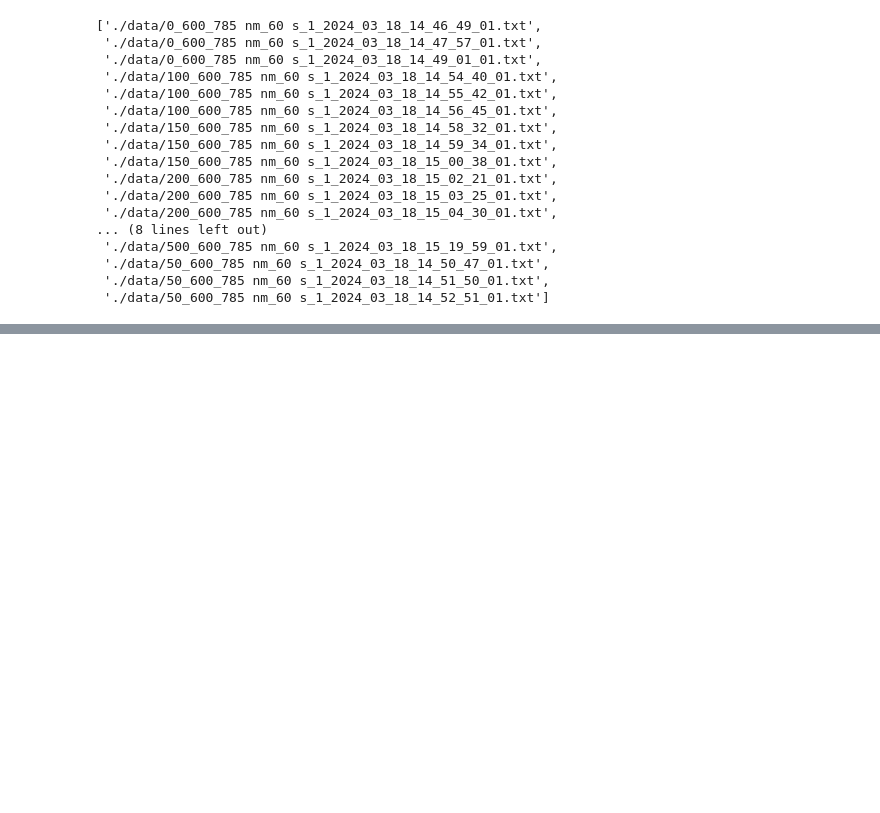
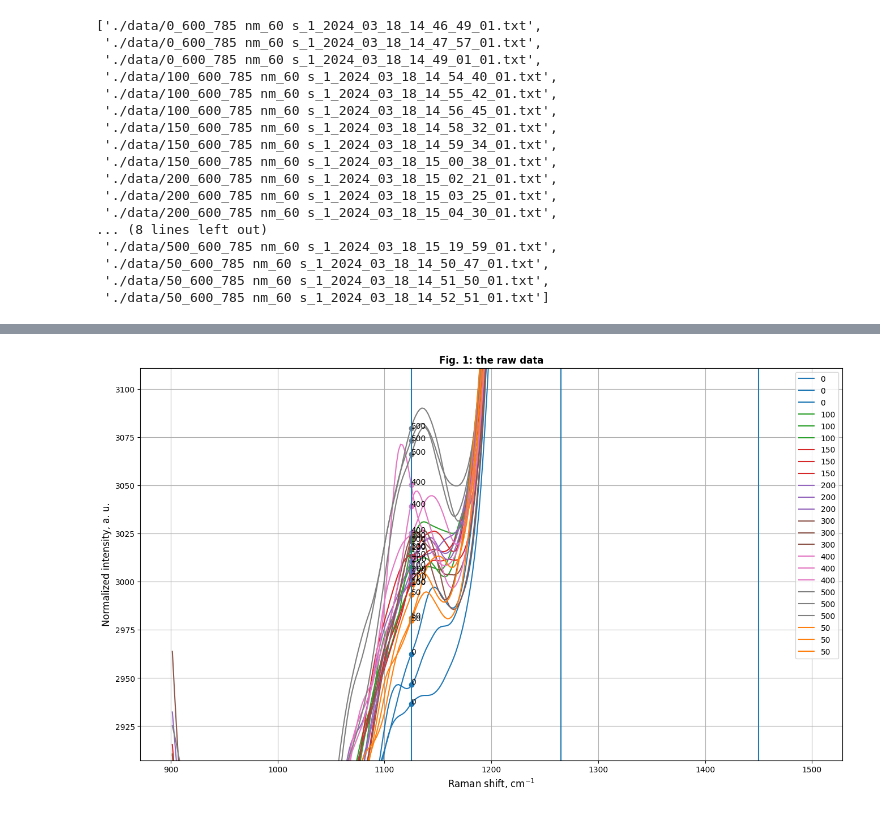
Before and after one commit to fizzyf0xy/Raman, a Jupyter notebook: python/20240318_glucoseWater2/analysis2-single.ipynb, the cells around one changed output, grey strips where cells are left out. Cells and saved outputs as stored; diff of their text form; code cells hidden in the pictures; blank space fills up the shorter version.

Commit message:
sort of work

```diff
--- a/python/20240318_glucoseWater2/analysis2-single.ipynb
+++ b/python/20240318_glucoseWater2/analysis2-single.ipynb
@@ -49,6 +52,17 @@ def load_data(filename:str, x_range:XRange=None,  basepath:str="./data") -> np.a
 #     spectrums = np.array(spectrums)
 #     spectrums = spectrums.mean(axis=0)
 #     return spectrums
+
+color_map = {
+    0:"tab:blue",
+    50:"tab:orange",
+    100:"tab:green",
+    150:"tab:red",
+    200:"tab:purple",
+    300:"tab:brown",
+    400:"tab:pink",
+    500:"tab:gray",
+}
 # %%
 from scipy import sparse
 from scipy.sparse.linalg import spsolve
@@ -119,7 +133,7 @@ sorted(glob(f"./data/*"))
 glucoses = []
 spectrums = []
 files = sorted(glob(f"./data/*"))
-x_range = XRange(lower_limit=600, higher_limit=1500)
+x_range = XRange(lower_limit=900, higher_limit=1500)
 for f in files:
     spectrum = load_data(filename=f, x_range=x_range, basepath="")
     spectrums.append(spectrum)
@@ -128,0 +183,74 @@ for f in files:
+# %%
+fig,ax = plt.subplots(figsize=(16,9))
+
+ymin = np.inf
+ymax = -1 * np.inf
+ymin_1125 = np.inf
+ymax_1125 = -1 * np.inf
+# need to define some fitting regions for the spline
+roi1 = np.array([[1000, 1500]])
+roi2 = np.array([[1245, 1285],[1430, 1470]])
+
+measures = []
+# for idx in np.where( (np.array(glucoses) == 50) |  (np.array(glucoses) == 100) | (np.array(glucoses) == 150) )  [0]:
+for idx in range(len(glucoses)):
+    # print(idx)
+    glucose = glucoses[idx]
+    spectrum = spectrums[idx]
+    x = spectrum[:,0].copy()
+    y = spectrum[:,1].copy()
+    # We did not detect any spike
+    y = despike(y, window_size=10)
+    y = butter_lowpass_filter(data=y, normal_cutoff=0.1, order=2)
+    # y = decomposition.hvd(y,order=2, fpar=15)[0]
+    # y = decomposition.hvd(np.pad(y,(0,1)),order=2, fpar=15)[0]
+    # y = np.delete(y, len(y)-1)
+    # y = standardized(y)
+    # y, base_als = rp.baseline(x, y, roi1, 'als', lam=10**5, p=1e-5)
+    # y, base_poly = rp.baseline(x, y, roi1, 'rubberband', polynomial_order=3)
+    # y, base_poly = rp.baseline(x, y, roi2, 'rubberband', polynomial_order=2)
+    # # print(y[:,0].shape)
+    # y, baseline = baseline_als(y, lam=1e+12, p=p)
+    # y = normalization(y)
+    y = savgol_filter(y.copy(), window_length=15, polyorder=10, deriv=0)
+    # y_1450 = y[(x > 1445) & (x < 1455)].mean()
+    # y = y/y_1450
+    ax.plot(x,y,markersize=1, label=glucose, c=color_map[glucose])
+    txt_pos_y = y[(x > 1124) & (x < 1126)][0]
+    txt_pos_x = 1125
+    measure = y[(x > 1120) & (x < 1130)].mean()
+    # measure = y[(x > 900) & (x < 910)].mean()
+
+    measures.append(measure)
+    # print(glucose, measure)
+    # ax.text(x=txt_pos_x, y=txt_pos_y, s=str(glucose))
+    ax.text(x=txt_pos_x, y=measure, s=str(glucose))
+    ax.scatter(x=txt_pos_x, y=measure,c=color_map[glucose])
+    # spectrum[:,1] = rp.smooth(spectrum[:,0],spectrum[:,1], method='savgol', window_length=15, polyorder=2)
+    # ax.plot(spectrum[:,0],spectrum[:,1],markersize=1, label=glucose, c=color_map[glucose])
+
+    if y.max() > ymax: ymax = y.max()
+    if y.min() < ymin: ymin = y.min()
+    if txt_pos_y > ymax_1125: ymax_1125 = txt_pos_y
+    if txt_pos_y < ymin_1125: ymin_1125 = txt_pos_y
+
+data = {
+    "glucoses": glucoses,
+    "measures": measures
+}
+print(pd.DataFrame(data=data).sort_values("measures"))
+
+
+ax.set_xlabel("Raman shift, cm$^{-1}$", fontsize = 12)
+ax.set_ylabel("Normalized intensity, a. u.", fontsize = 12)
+ax.set_title("Fig. 1: the raw data",fontsize = 12,fontweight="bold")
+ax.vlines(x=1125, ymax=ymax, ymin=ymin)
+ax.vlines(x=1265, ymax=ymax, ymin=ymin)
+# ax.vlines(x=515, ymax=ymax, ymin=ymin)
+ax.vlines(x=1450, ymax=ymax, ymin=ymin)
+ax.set_ylim(ymin=lower_thres(ymin_1125,0.01), ymax=higher_thres(ymax_1125,0.01) )
+# ax.set_xlim(xmin=1000, xmax=1300)
+ax.grid()
+ax.legend()
+plt.show()
+# %% [output]
@@ -128,0 +274 @@ for f in files:
+[figure, added]
```
Also changed, not shown: parts of 9 cells of this notebook, 2 other files.
